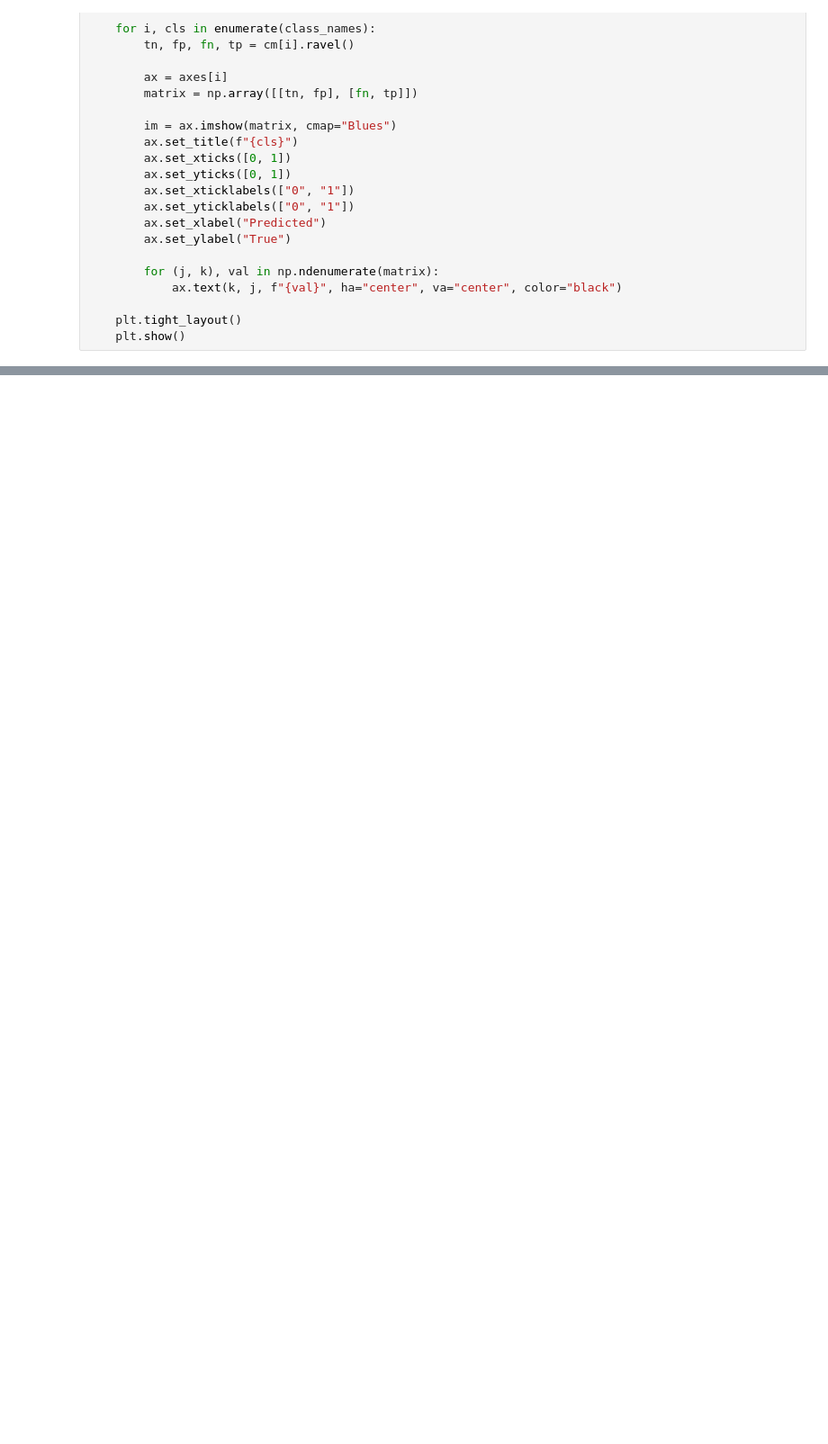
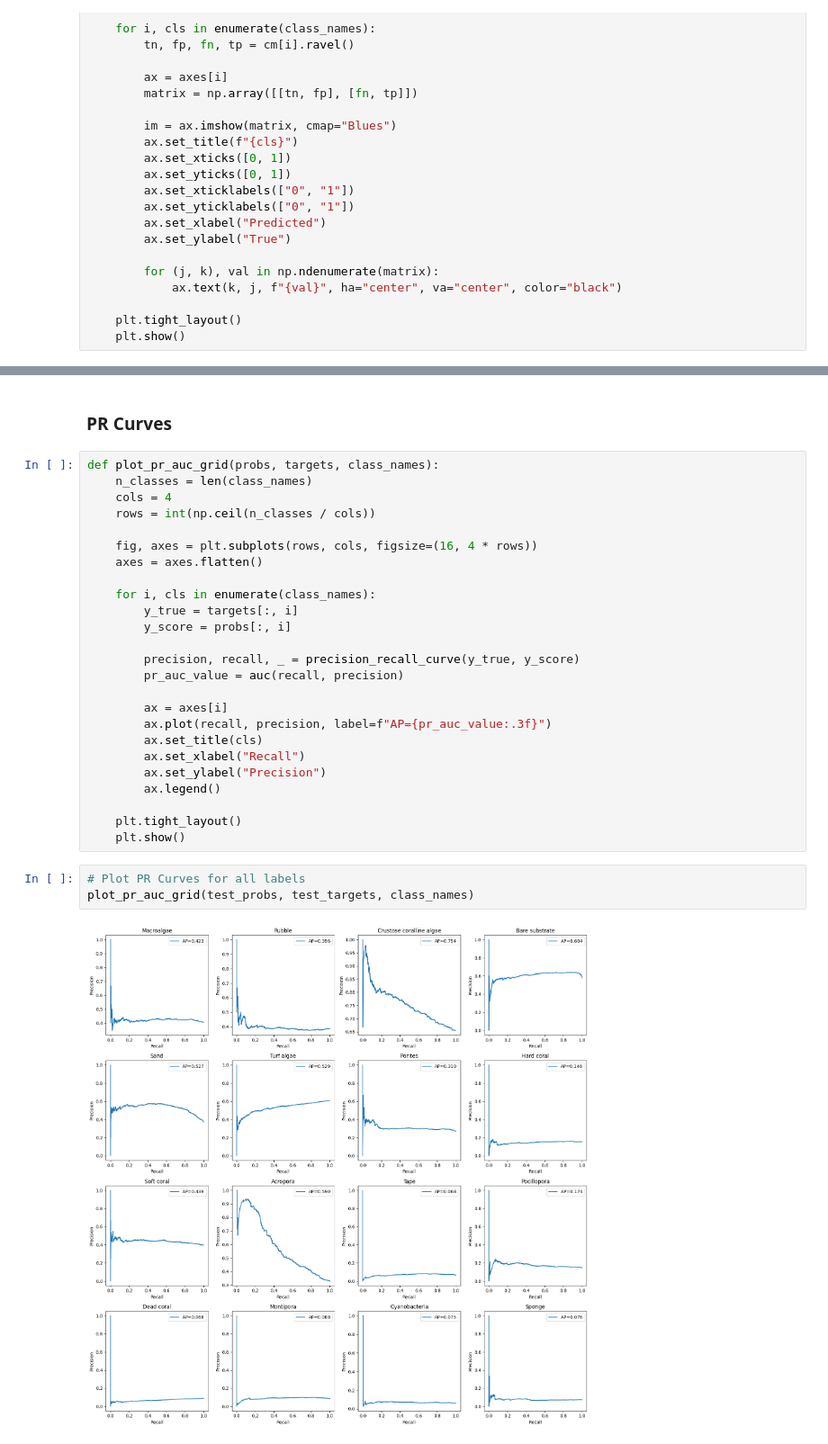
Before and after one commit to seanmcgowanx/coral-reef-classification, a Jupyter notebook: notebooks/resnet50.ipynb, the cells around one changed output, grey strips where cells are left out. Shown at 90% size. Drawn from its saved outputs; the diff is of its cells as text; blank space fills up the shorter version.

```diff
--- a/notebooks/resnet50.ipynb
+++ b/notebooks/resnet50.ipynb
@@ -938,0 +942,32 @@ plot_roc_auc_grid(test_probs, test_targets, class_names)
+# %% [markdown]
+### PR Curves
+# %%
+def plot_pr_auc_grid(probs, targets, class_names):
+    n_classes = len(class_names)
+    cols = 4
+    rows = int(np.ceil(n_classes / cols))
+
+    fig, axes = plt.subplots(rows, cols, figsize=(16, 4 * rows))
+    axes = axes.flatten()
+
+    for i, cls in enumerate(class_names):
+        y_true = targets[:, i]
+        y_score = probs[:, i]
+
+        precision, recall, _ = precision_recall_curve(y_true, y_score)
+        pr_auc_value = auc(recall, precision)
+
+        ax = axes[i]
+        ax.plot(recall, precision, label=f"AP={pr_auc_value:.3f}")
+        ax.set_title(cls)
+        ax.set_xlabel("Recall")
+        ax.set_ylabel("Precision")
+        ax.legend()
+
+    plt.tight_layout()
+    plt.show()
+# %%
+# Plot PR Curves for all labels
+plot_pr_auc_grid(test_probs, test_targets, class_names)
+# %% [output]
+[figure, added]
```
Also changed, not shown: parts of 5 cells of this notebook.
